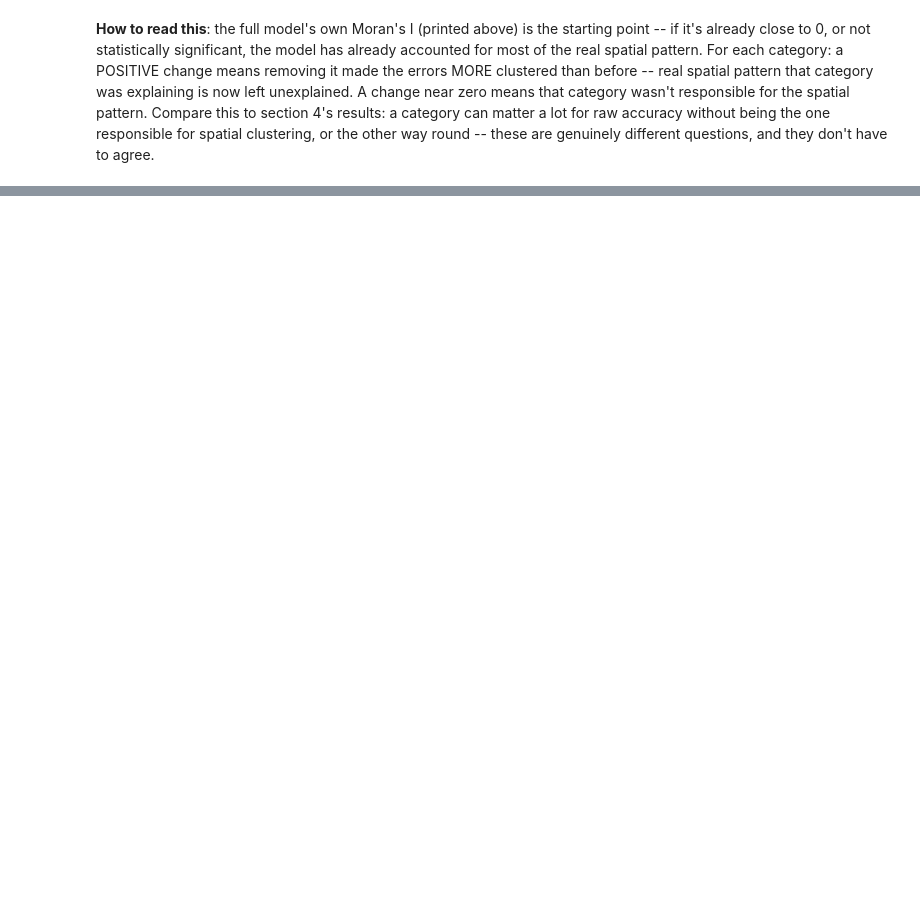
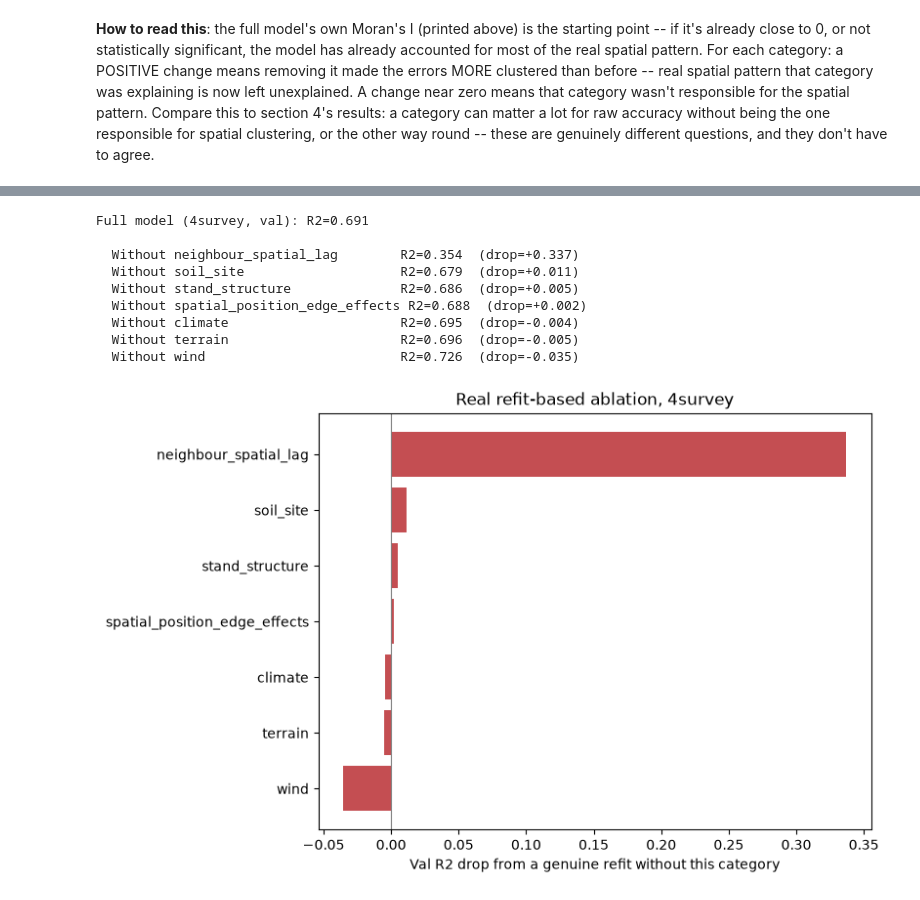
Before and after one commit to shreeyagorasia/forest_diss, a Jupyter notebook: notebooks/environmental_data/grouped_category_importance.ipynb, the cells around one changed output, grey strips where cells are left out. Saved outputs shown, nothing was run; the diff lists cells and outputs as text; code cells hidden in the pictures; blank space fills up the shorter version.

```diff
--- a/notebooks/environmental_data/grouped_category_importance.ipynb
+++ b/notebooks/environmental_data/grouped_category_importance.ipynb
@@ -519,3 +535,30 @@ genuinely different questions, and they don't have to agree.
+# %%
+r2_drop_df = morans_i_df.copy()
+r2_drop_df["r2_drop"] = full_model_row["r2"] - r2_drop_df["r2"]
+r2_drop_df = r2_drop_df[r2_drop_df["category_removed"] != "(none -- full model)"].sort_values("r2_drop", ascending=False)
+
+print(f"Full model ({PRIMARY_COHORT}, val): R2={full_model_row['r2']:.3f}\n")
+for _, row in r2_drop_df.iterrows():
+    print(f"  Without {row['category_removed']:<28} R2={row['r2']:.3f}  (drop={row['r2_drop']:+.3f})")
+
+fig, ax = plt.subplots(figsize=(8, 5), constrained_layout=True)
+ax.barh(r2_drop_df["category_removed"], r2_drop_df["r2_drop"], color="#c44e52")
+ax.invert_yaxis()
+ax.axvline(0, color="grey", linewidth=0.8)
+ax.set_xlabel("Val R2 drop from a genuine refit without this category")
+ax.set_title(f"Real refit-based ablation, {PRIMARY_COHORT}")
+plt.show()
+# %% [output]
+Full model (4survey, val): R2=0.691
+
+  Without neighbour_spatial_lag        R2=0.354  (drop=+0.337)
+  Without soil_site                    R2=0.679  (drop=+0.011)
+  Without stand_structure              R2=0.686  (drop=+0.005)
+  Without spatial_position_edge_effects R2=0.688  (drop=+0.002)
+  Without climate                      R2=0.695  (drop=-0.004)
+  Without terrain                      R2=0.696  (drop=-0.005)
+  Without wind                         R2=0.726  (drop=-0.035)
+[figure, added]
 # %% [markdown]
 ## 8. Closing summary -- cross-checking every method against each other
 
```
Also changed, not shown: parts of 19 cells of this notebook, 27 other files.
